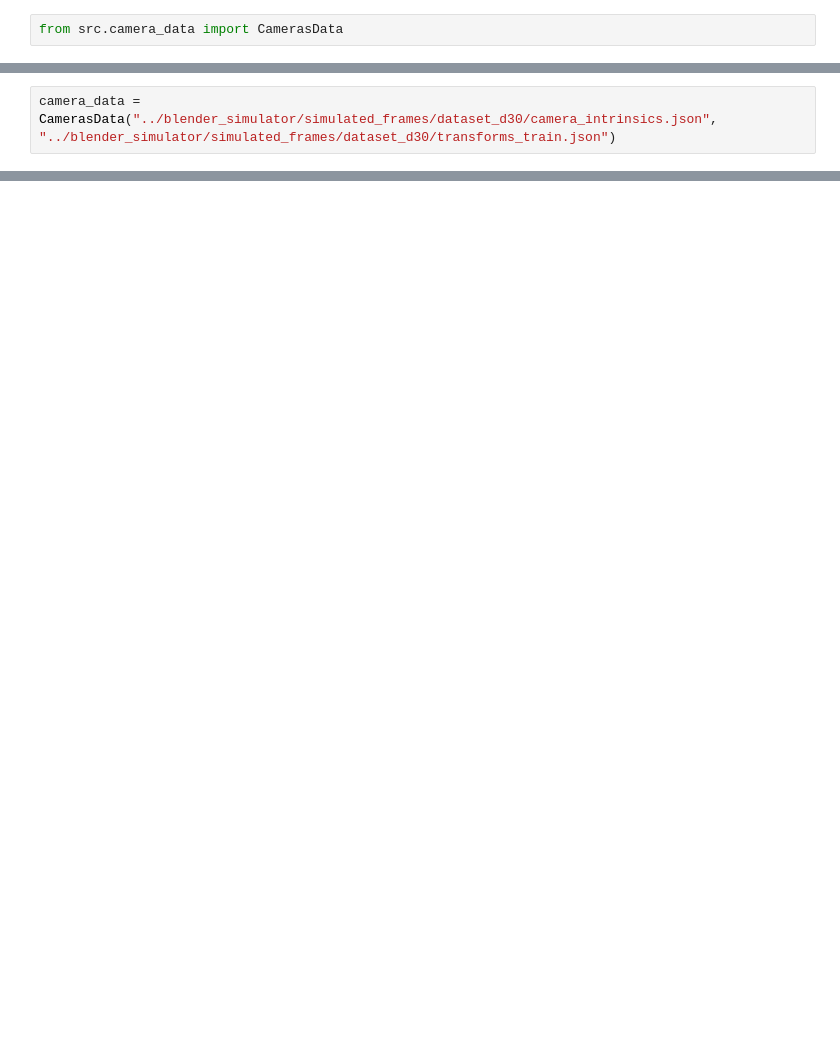
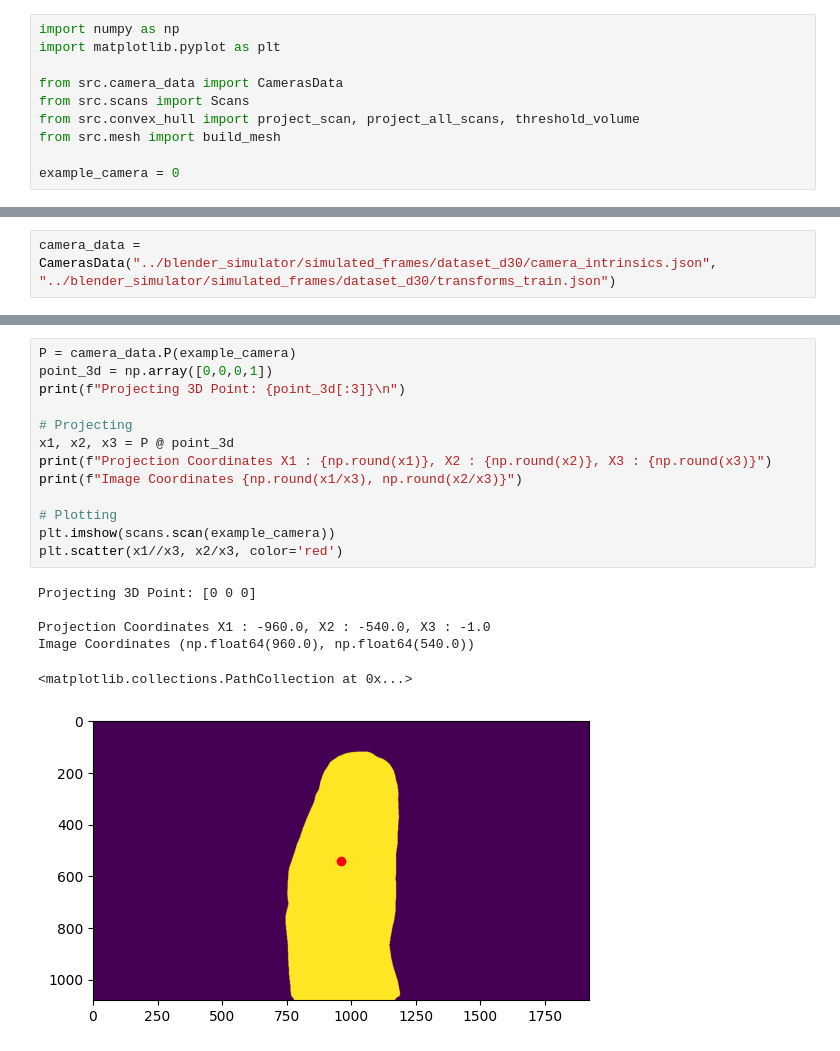
Before and after one commit to GuilhermeCosta-Ferreira/ARM-SOFT-Scanning, a Jupyter notebook: 3d_reconstruction/reconstruction_nb.ipynb, the cells around one changed output, grey strips where cells are left out. Drawn from its saved outputs; the diff is of its cells as text; blank space fills up the shorter version.

Commit message:
Convex-hull recovery has been implemented

```diff
--- a/3d_reconstruction/reconstruction_nb.ipynb
+++ b/3d_reconstruction/reconstruction_nb.ipynb
@@ -2,4 +2,12 @@
 # 3D Reconstruction
 Now that we have the silhuettes we can now extract the visual hull of the object. Do so we need the camera intrinsic parameters and the extrinsic paramters. Our simulation pipeline already provides us with a json file for that. A python script then can be ran to extract the camera intrinsics
 # %%
+import numpy as np
+import matplotlib.pyplot as plt
+
 from src.camera_data import CamerasData
+from src.scans import Scans
+from src.convex_hull import project_scan, project_all_scans, threshold_volume
+from src.mesh import build_mesh
+
+example_camera = 0
@@ -29,0 +82,20 @@ print(camera_data.get_camera_extrinsics(0))
+# %%
+P = camera_data.P(example_camera)
+point_3d = np.array([0,0,0,1])
+print(f"Projecting 3D Point: {point_3d[:3]}\n")
+
+# Projecting
+x1, x2, x3 = P @ point_3d
+print(f"Projection Coordinates X1 : {np.round(x1)}, X2 : {np.round(x2)}, X3 : {np.round(x3)}")
+print(f"Image Coordinates {np.round(x1/x3), np.round(x2/x3)}")
+
+# Plotting
+plt.imshow(scans.scan(example_camera))
+plt.scatter(x1//x3, x2/x3, color='red')
+# %% [output]
+Projecting 3D Point: [0 0 0]
+
+Projection Coordinates X1 : -960.0, X2 : -540.0, X3 : -1.0
+Image Coordinates (np.float64(960.0), np.float64(540.0))
+<matplotlib.collections.PathCollection at 0x...>
+[figure, added]
```
Also changed, not shown: parts of 20 cells of this notebook, 27 other files.
